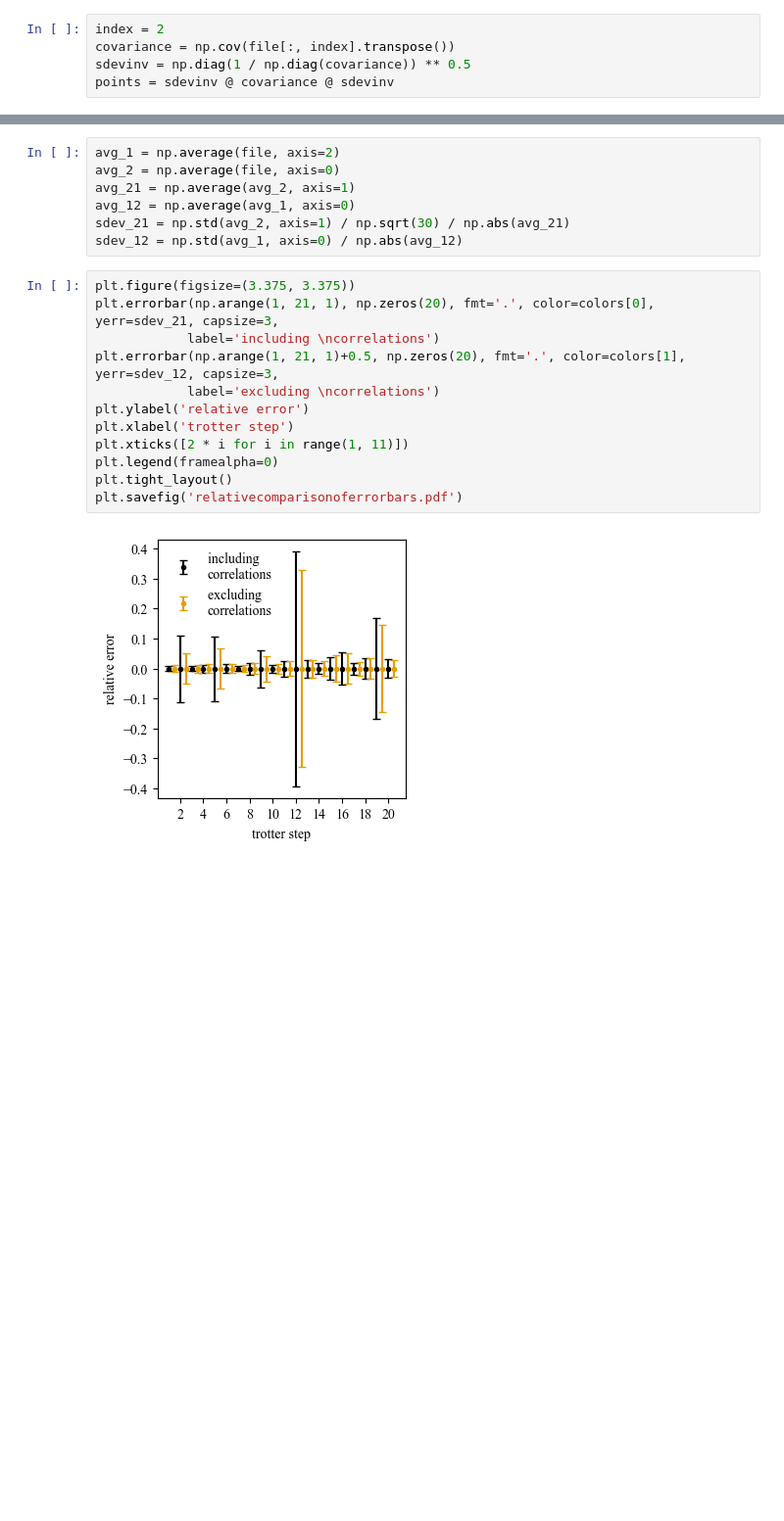
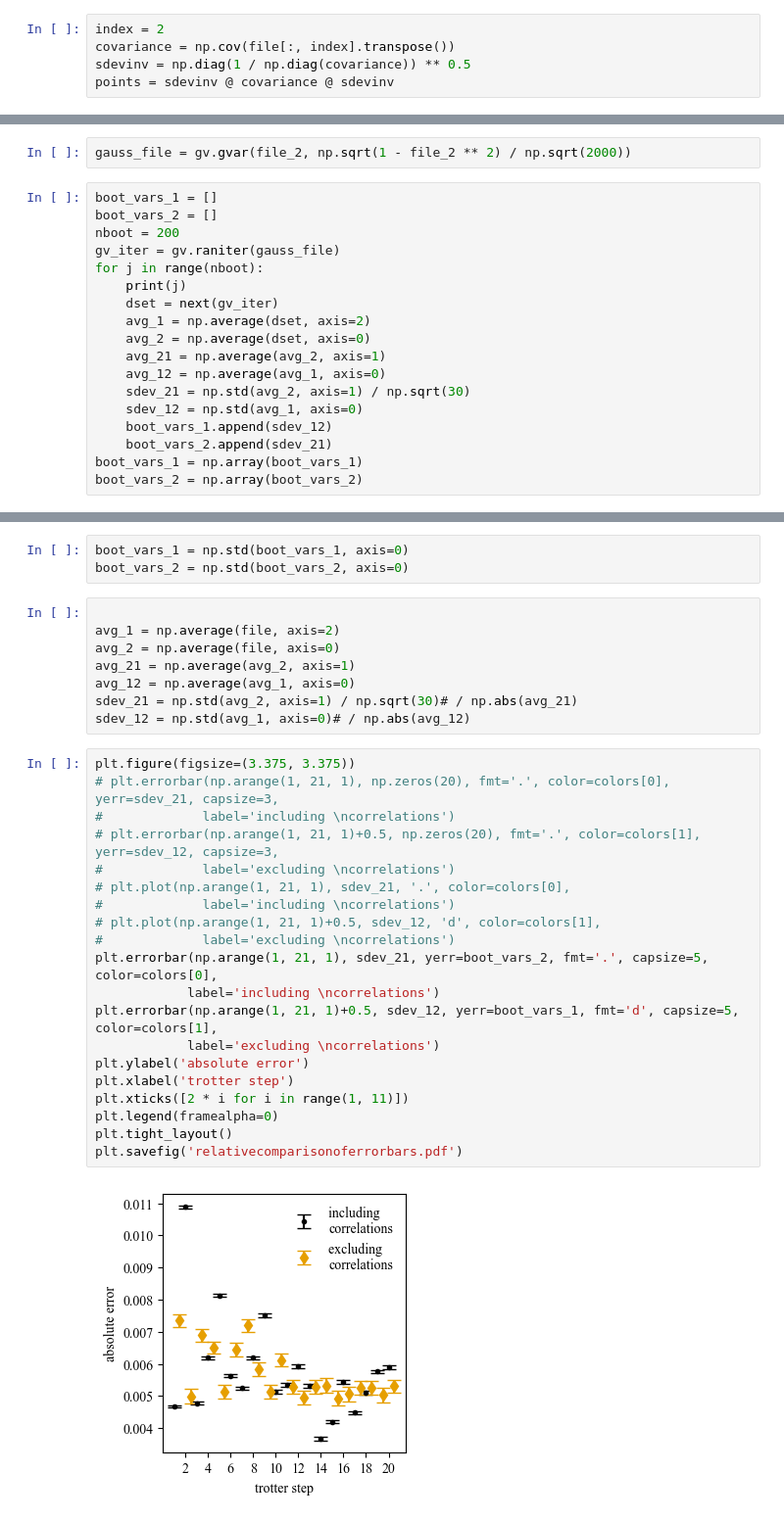
Before and after one commit to hlammiv/z2_matter_qc, a Jupyter notebook: simulation_main/rundata/Untitled.ipynb, the cells around one changed output, grey strips where cells are left out. Shown at 98% size. Drawn from its saved outputs; the diff is of its cells as text; blank space fills up the shorter version.

```diff
--- a/simulation_main/rundata/Untitled.ipynb
+++ b/simulation_main/rundata/Untitled.ipynb
@@ -204,0 +327,20 @@ fig.savefig('correlationsbetweentimesteps.pdf')
+# %%
+gauss_file = gv.gvar(file_2, np.sqrt(1 - file_2 ** 2) / np.sqrt(2000))
+# %%
+boot_vars_1 = []
+boot_vars_2 = []
+nboot = 200
+gv_iter = gv.raniter(gauss_file)
+for j in range(nboot):
+    print(j)
+    dset = next(gv_iter)
+    avg_1 = np.average(dset, axis=2)
+    avg_2 = np.average(dset, axis=0)
+    avg_21 = np.average(avg_2, axis=1)
+    avg_12 = np.average(avg_1, axis=0)
+    sdev_21 = np.std(avg_2, axis=1) / np.sqrt(30)
+    sdev_12 = np.std(avg_1, axis=0)
+    boot_vars_1.append(sdev_12)
+    boot_vars_2.append(sdev_21)
+boot_vars_1 = np.array(boot_vars_1)
+boot_vars_2 = np.array(boot_vars_2)
@@ -205,21 +365,33 @@ fig.savefig('correlationsbetweentimesteps.pdf')
+# %%
+boot_vars_1 = np.std(boot_vars_1, axis=0)
+boot_vars_2 = np.std(boot_vars_2, axis=0)
 # %%
+
 avg_1 = np.average(file, axis=2)
 avg_2 = np.average(file, axis=0)
 avg_21 = np.average(avg_2, axis=1)
 avg_12 = np.average(avg_1, axis=0)
-sdev_21 = np.std(avg_2, axis=1) / np.sqrt(30) / np.abs(avg_21)
-sdev_12 = np.std(avg_1, axis=0) / np.abs(avg_12)
+sdev_21 = np.std(avg_2, axis=1) / np.sqrt(30)# / np.abs(avg_21)
+sdev_12 = np.std(avg_1, axis=0)# / np.abs(avg_12)
 # %%
 plt.figure(figsize=(3.375, 3.375))
-plt.errorbar(np.arange(1, 21, 1), np.zeros(20), fmt='.', color=colors[0], yerr=sdev_21, capsize=3,
+# plt.errorbar(np.arange(1, 21, 1), np.zeros(20), fmt='.', color=colors[0], yerr=sdev_21, capsize=3,
+#             label='including \ncorrelations')
+# plt.errorbar(np.arange(1, 21, 1)+0.5, np.zeros(20), fmt='.', color=colors[1], yerr=sdev_12, capsize=3,
+#             label='excluding \ncorrelations')
+# plt.plot(np.arange(1, 21, 1), sdev_21, '.', color=colors[0],
+#             label='including \ncorrelations')
+# plt.plot(np.arange(1, 21, 1)+0.5, sdev_12, 'd', color=colors[1],
+#             label='excluding \ncorrelations')
+plt.errorbar(np.arange(1, 21, 1), sdev_21, yerr=boot_vars_2, fmt='.', capsize=5, color=colors[0],
             label='including \ncorrelations')
-plt.errorbar(np.arange(1, 21, 1)+0.5, np.zeros(20), fmt='.', color=colors[1], yerr=sdev_12, capsize=3,
+plt.errorbar(np.arange(1, 21, 1)+0.5, sdev_12, yerr=boot_vars_1, fmt='d', capsize=5, color=colors[1],
             label='excluding \ncorrelations')
-plt.ylabel('relative error')
+plt.ylabel('absolute error')
 plt.xlabel('trotter step')
 plt.xticks([2 * i for i in range(1, 11)])
 plt.legend(framealpha=0)
 plt.tight_layout()
 plt.savefig('relativecomparisonoferrorbars.pdf')
 # %% [output]
-[figure, old version]
+[figure, new version]
```
Also changed, not shown: parts of 26 cells of this notebook, 38 other files.
